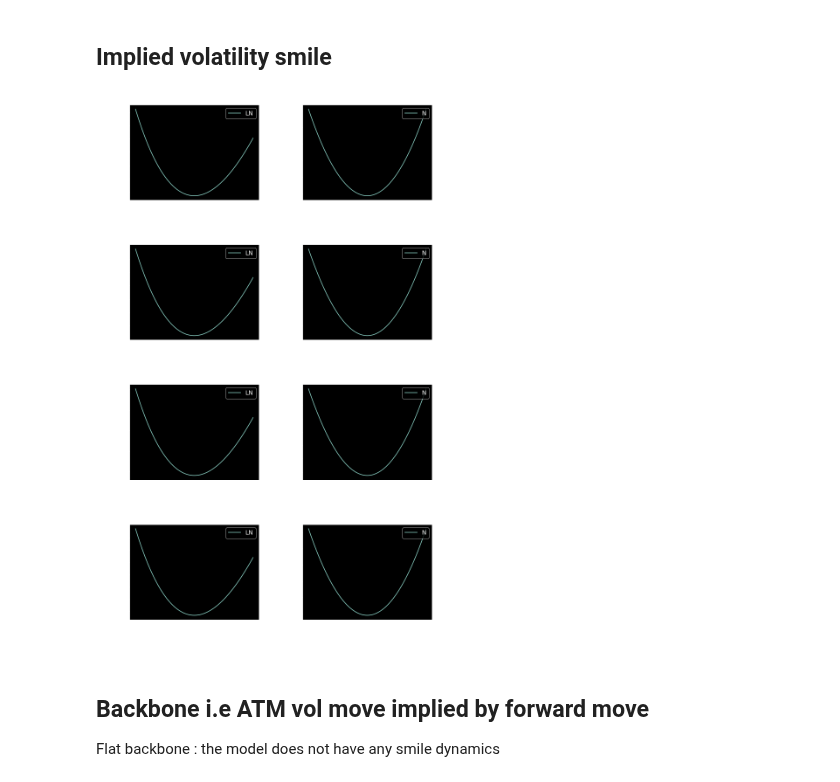
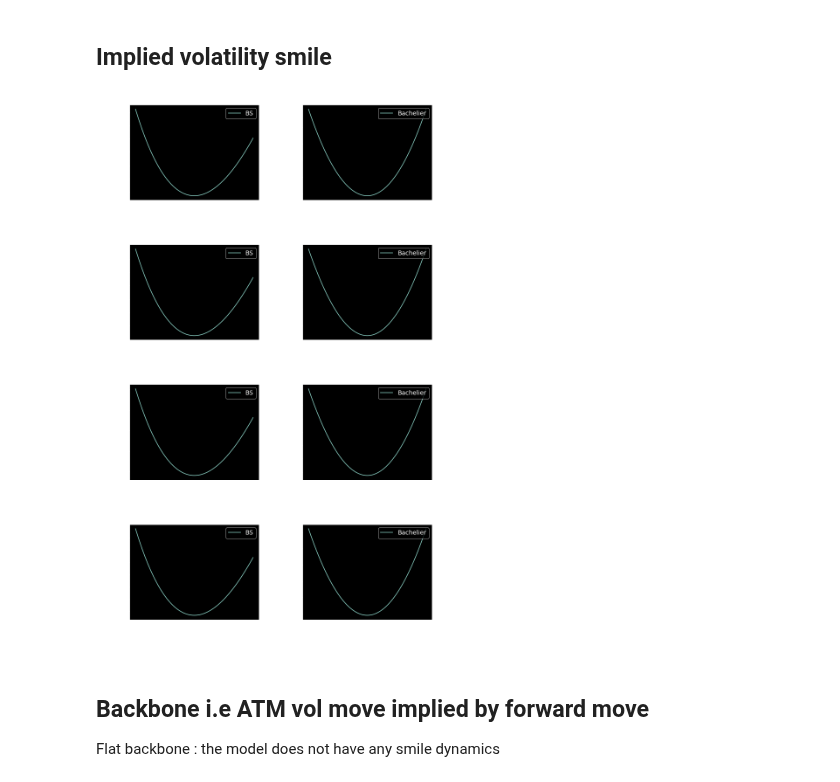
Before and after one commit to sauxpa/Quant, a Jupyter notebook: volmodels_examples/BS_Markov_simple.ipynb, the cells around one changed output. Drawn from its saved outputs; the diff is of its cells as text; code cells hidden in the pictures.

```diff
--- a/volmodels_examples/BS_Markov_simple.ipynb
+++ b/volmodels_examples/BS_Markov_simple.ipynb
@@ -45,7 +45,7 @@ lambda_N_ = 0.5
 K_lo = 80.0
 K_hi = 120.0
 # %%
-Model_LN = BS_Markov_simple_LN(sigma_0=sigma_0,
+Model_BS = BS_Markov_simple_LN(sigma_0=sigma_0,
                                sigma_1=sigma_1,
                                lambda_=lambda_,
                                f=f,
@@ -54,16 +54,14 @@ Model_LN = BS_Markov_simple_LN(sigma_0=sigma_0,
                                K_hi=K_hi,
                                strike_type='strike',
                               )
-
-Model_N = BS_Markov_simple_N(sigma_0=sigma_0_N,
-                             sigma_1=sigma_1_N,
-                             lambda_=lambda_N_,
-                             f=f,
-                             n_strikes=N_STRIKES,
-                             K_lo=K_lo,
-                             K_hi=K_hi,
-                             strike_type='strike',
-                            )
+Model_Bachelier = Bachelier_Markov_simple_N(sigma_0=sigma_0_N,
+                                            sigma_1=sigma_1_N,
+                                            lambda_=lambda_,
+                                            f=f,
+                                            n_strikes=N_STRIKES,
+                                            K_lo=K_lo,
+                                            K_hi=K_hi, strike_type='strike',
+                                           )
 # %% [markdown]
 ### Intuitively, the model produces option prices between the two bounds defined by Black-Scholes prices for $\sigma_0$ and $\sigma_1$
 # %%
@@ -92,37 +90,37 @@ print(
 # %%
 xlabel = 'strike\n\n'
 ylabel = 'implied vol'
-labels = ['LN', 'N']
+labels = ['BS', 'Bachelier']
 
 T_expiries = [1.0, 5.0, 10.0, 20.0]
 
 fig, axes = plt.subplots(nrows=4, ncols=2)
 
 for i, ax_row in enumerate(axes):
     T_expiry = T_expiries[i]
-    Model_LN.T_expiry = T_expiry
-    Model_N.T_expiry = T_expiry
-    x_grid = Model_LN.strike_grid
+    Model_BS.T_expiry = T_expiry
+    Model_Bachelier.T_expiry = T_expiry
+    x_grid = Model_BS.strike_grid
 
-    models = [Model_LN, Model_N]
+    models = [Model_BS, Model_Bachelier]
     for j, ax in enumerate(ax_row):
         model = models[j]
         label = labels[j]
         smile = list(model.smile.values())
 
         ax.plot(x_grid, smile, label=label)
 
         ax.set_xlabel(xlabel)
         ax.set_ylabel(ylabel)
         ax.legend(loc='upper right')
         ax.set_title('expiry={}y'.format(T_expiry))
         ax.xaxis.set_major_formatter(FuncFormatter(lambda x, _: '{:.0f}'.format(x)))
         ax.yaxis.set_major_formatter(FuncFormatter(lambda y, _: '{:.2%}'.format(y)))
 
 plt.tight_layout()
 plt.show()
 # %% [output]
-[figure, old version]
+[figure, new version]
 # %% [markdown]
 ## Backbone i.e ATM vol move implied by forward move
 
```
Also changed, not shown: parts of 2 cells of this notebook, 1 other file.
